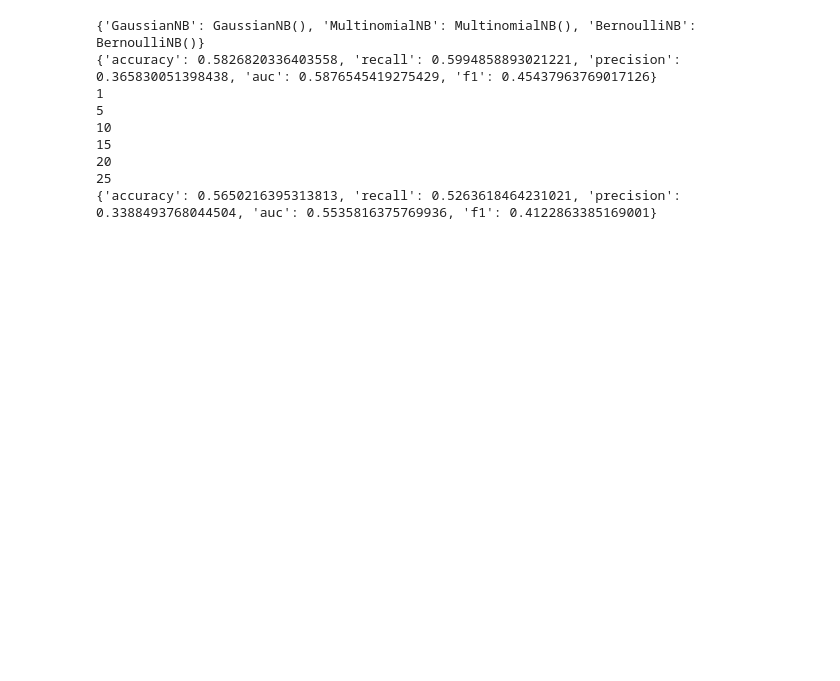
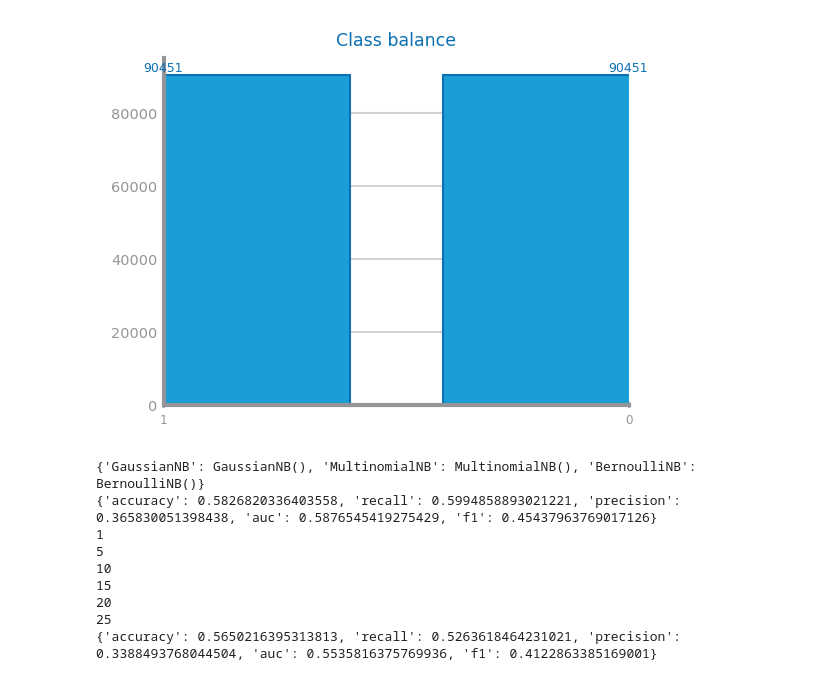
Before and after one commit to pedrocruzac02/DS23-24, a Jupyter notebook: Balacing.ipynb, the cells around one changed output. Cells and saved outputs as stored; diff of their text form; code cells hidden in the pictures; blank space fills up the shorter version.

```diff
--- a/Balacing.ipynb
+++ b/Balacing.ipynb
@@ -114,4 +123,13 @@ Majority class= 0 : 104134
 Proportion: 1.0 : 1
+# %%
+target_count_over: Series = df_over[target].value_counts()
+figure()
+plot_bar_chart(
+    target_count_over.index.to_list(), target_count_over.to_list(), title="Class balance"
+)
+show()
+# %% [output]
+[figure, added]
 # %%
 # Evaluation Approach #2
 from numpy import ndarray
```
Also changed, not shown: parts of 8 cells of this notebook.
